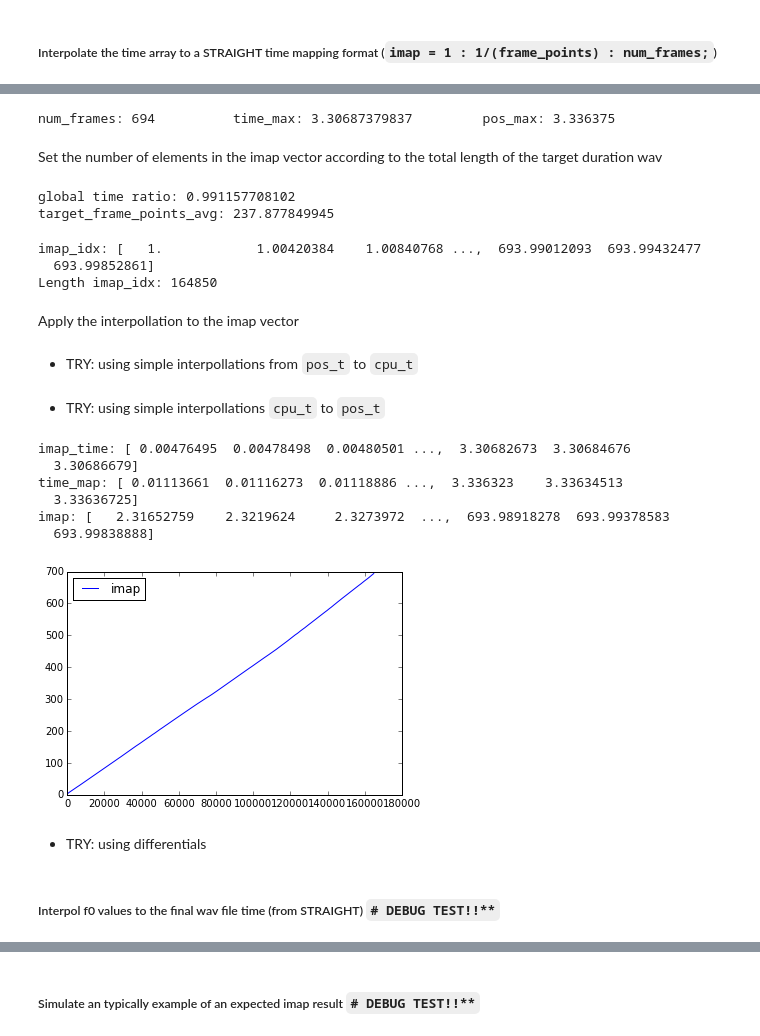
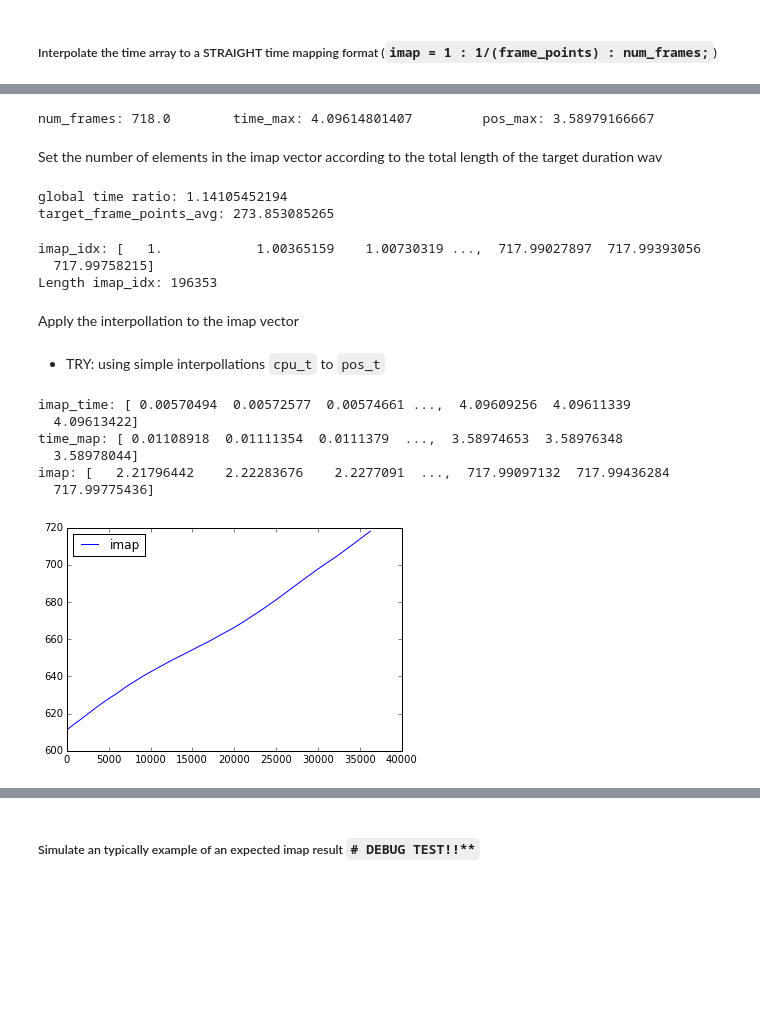
Before and after one commit to marcevrard/pyCalliphony, a Jupyter notebook: py_calliphony.ipynb, the cells around one changed output, grey strips where cells are left out. Saved outputs shown, nothing was run; the diff lists cells and outputs as text; code cells hidden in the pictures; blank space fills up the shorter version.

Commit message:
EUREKA: correction of the num_frames problem

```diff
--- a/py_calliphony.ipynb
+++ b/py_calliphony.ipynb
@@ -133,18 +170,23 @@ OUT min: 0.0 OUT max: 4.09614801407
 # %% [markdown]
 Smooth time and f0 curves
 # %%
+VAL = 200  # To check the last VAL elements of the array
+
 coord_df['time_smooth'] = savitzky_golay(np.array(coord_df.time), window_size=21, order=2)
-coord_df['pos_smooth'] = savitzky_golay(np.array(coord_df.time_raw_pos), window_size=21, order=2)
+coord_df['time_smooth'] = savitzky_golay(np.array(coord_df.time), window_size=21, order=2)
+coord_df['time_pos_smooth'] = savitzky_golay(np.array(coord_df.time_raw_pos), window_size=21, order=2)
 coord_df['f0_smooth'] = savitzky_golay(np.array(coord_df.f0), window_size=21, order=2)
 
-# plt.plot(coord_df['time'], coord_df['time_raw_pos'], coord_df['time_smooth'], coord_df['pos_smooth'])
-# plt.legend(['time_raw_pos', 'position_smooth'], loc='best')
+# Plot tablet info
 plt.plot(coord_df.time, coord_df.f0, coord_df.time_smooth, coord_df.f0_smooth)
-plt.legend(['f0', 'f0_smooth'], loc='best');
-plt.show();
-plt.plot(coord_df.time, coord_df.time_raw_pos);
-plt.plot(coord_df.time_smooth, coord_df.pos_smooth);
+plt.legend(['f0', 'f0_smooth'], loc='best')
+plt.show()
+plt.plot(coord_df.time[-VAL:], coord_df.time_raw_pos[-VAL:])
+plt.plot(coord_df.time_smooth[-VAL:], coord_df.time_pos_smooth[-VAL:])
+plt.title("DTW: time_in / time_out")
+plt.legend(['raw', 'smooth'], loc='best')
+plt.show()
 print("Number of elements:", len(coord_df.time))
-print("IN min:", np.min(coord_df.pos_smooth), "IN max:", np.max(coord_df.pos_smooth))
+print("IN min:", np.min(coord_df.time_pos_smooth), "IN max:", np.max(coord_df.time_pos_smooth))
 print("OUT min:", np.min(coord_df.time_smooth), "OUT max:", np.max(coord_df.time_smooth))
 # %% [output]
@@ -191,10 +265,14 @@ plt.legend(['f0_orig'], loc='best')
 # %%
-num_frames = len(f0_orig_arr)
+# num_frames = len(f0_orig_arr)
+# num_frames = round(coord_df.time_raw_pos.max() / FRAME_DUR)
+
 time_max = coord_df.time_smooth.max()
-pos_max = coord_df.pos_smooth.max()
+pos_max = coord_df.time_pos_smooth.max()
+
+num_frames = round(pos_max / FRAME_DUR)
 
 print('num_frames:', num_frames, '\t', 'time_max:', time_max, '\t', 'pos_max:', pos_max)
 # %% [output]
-num_frames: 694          time_max: 3.30687379837         pos_max: 3.336375
+num_frames: 718.0        time_max: 4.09614801407         pos_max: 3.58979166667
 # %% [markdown]
 Set the number of elements in the imap vector according to the total length of the target duration wav
@@ -208,5 +283,5 @@ target_frame_points_avg = frame_points * (time_max/pos_max)
 print('global time ratio:', time_max/pos_max)
 print('target_frame_points_avg:', target_frame_points_avg)
 # %% [output]
-global time ratio: 0.991157708102
-target_frame_points_avg: 237.877849945
+global time ratio: 1.14105452194
+target_frame_points_avg: 273.853085265
@@ -219,10 +292,8 @@ imap_idx = np.arange(start=1, stop=num_frames, step=1 / (target_frame_points_avg
 print('imap_idx:', imap_idx)
 print("Length imap_idx:", len(imap_idx))
 # %% [output]
-imap_idx: [   1.            1.00420384    1.00840768 ...,  693.99012093  693.99432477
-  693.99852861]
-Length imap_idx: 164850
+imap_idx: [   1.            1.00365159    1.00730319 ...,  717.99027897  717.99393056
+  717.99758215]
+Length imap_idx: 196353
 # %% [markdown]
 Apply the interpollation to the imap vector
-# %% [markdown]
-* TRY: using simple interpollations from `pos_t` to `cpu_t`
@@ -236,24 +302,28 @@ Apply the interpollation to the imap vector
 # %%
 imap_time = imap_idx / num_frames * time_max
 print('imap_time:', imap_time)
 
-# time_interp_fct = interpolate.interp1d(coord_df['time_smooth'], coord_df['pos_smooth'], 'linear')
+# time_interp_fct = interpolate.interp1d(coord_df['time_smooth'], coord_df['time_pos_smooth'], 'linear')
 # time_map = time_interp_fct(imap_time)
-time_map = np.interp(x=imap_time, xp=coord_df.time_smooth, fp=coord_df.pos_smooth)
+
+# time_idx2 = np.linspace(0, coord_df.time_smooth.max(), len(coord_df.time_smooth))
+# time_map = np.interp(x=imap_time, xp=time_idx2, fp=coord_df.time_pos_smooth)
+
+time_map = np.interp(x=imap_time, xp=coord_df.time_smooth, fp=coord_df.time_pos_smooth)
 print('time_map:', time_map)
 
-imap = time_map * num_frames / pos_max * FS_ERROR_CORR**2  # **WRONG FS**  # normalize max value to total number of frames
+imap = time_map * num_frames / pos_max * FS_ERROR_CORR**2  # **WRONG FS**  # normalize max val to tot numb of frames
 print('imap:', imap)
 
-plt.plot(imap)
-plt.legend(['imap'], loc='best');
+val = VAL*len(imap)/len(coord_df)
+plt.plot(imap[-val:])
+plt.legend(['imap'], loc='best')
+plt.show()
 # %% [output]
-imap_time: [ 0.00476495  0.00478498  0.00480501 ...,  3.30682673  3.30684676
-  3.30686679]
-time_map: [ 0.01113661  0.01116273  0.01118886 ...,  3.336323    3.33634513
-  3.33636725]
-imap: [   2.31652759    2.3219624     2.3273972  ...,  693.98918278  693.99378583
-  693.99838888]
+imap_time: [ 0.00570494  0.00572577  0.00574661 ...,  4.09609256  4.09611339
+  4.09613422]
+time_map: [ 0.01108918  0.01111354  0.0111379  ...,  3.58974653  3.58976348
+  3.58978044]
+imap: [   2.21796442    2.22283676    2.2277091  ...,  717.99097132  717.99436284
+  717.99775436]
-[figure, old version]
+[figure, new version]
-# %% [markdown]
-* TRY: using differentials
@@ -276,2 +329,0 @@ imap: [   2.31652759    2.3219624     2.3273972  ...,  693.98918278  693.9937858
-# %% [markdown]
-##### Interpol f0 values to the final wav file time (from STRAIGHT) `# DEBUG TEST!!**`
```
Also changed, not shown: parts of 26 cells of this notebook, 1 other file.
